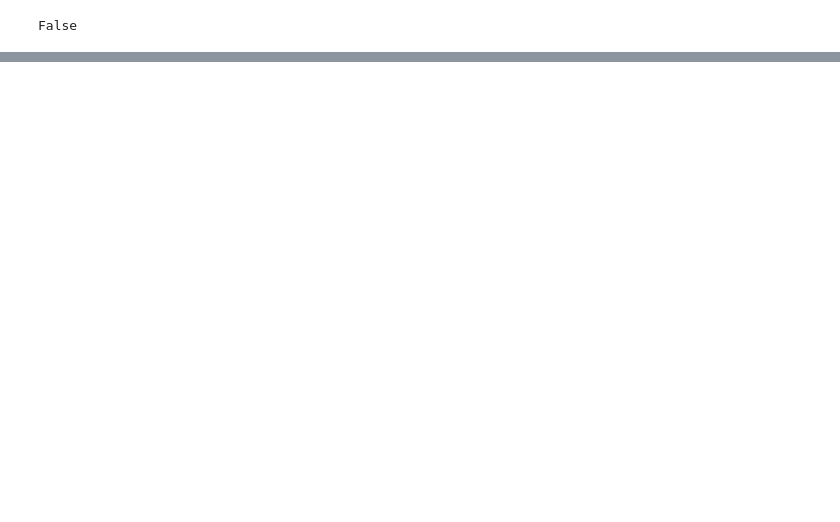
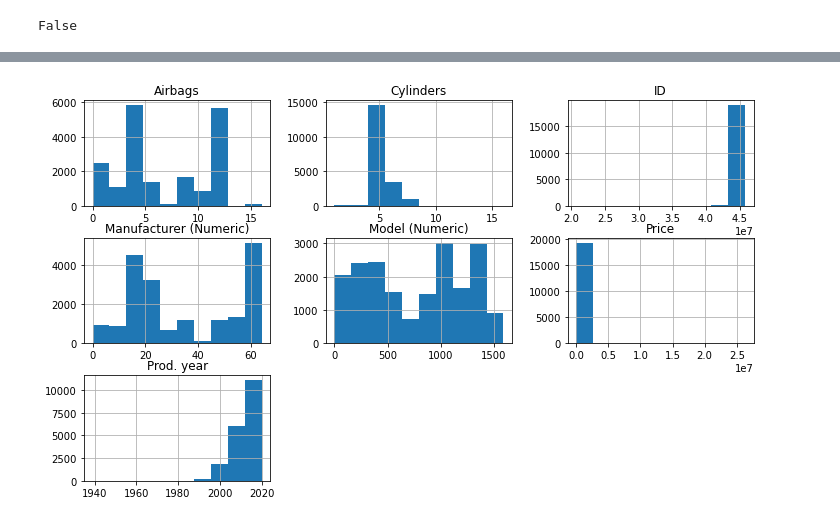
Before and after one commit to SchipDev/AAI-500_Final_Project, a Jupyter notebook: Car_Dataset_Analysis.ipynb, the cells around one changed output, grey strips where cells are left out. Saved outputs shown, nothing was run; the diff lists cells and outputs as text; code cells hidden in the pictures; blank space fills up the shorter version.

```diff
--- a/Car_Dataset_Analysis.ipynb
+++ b/Car_Dataset_Analysis.ipynb
@@ -44,0 +140,6 @@ cars_raw.describe()
+# %%
+plt.rcParams["figure.figsize"] = (12, 7)
+cars.hist()
+plt.show()
+# %% [output]
+[figure, added]
```
Also changed, not shown: parts of 16 cells of this notebook.
